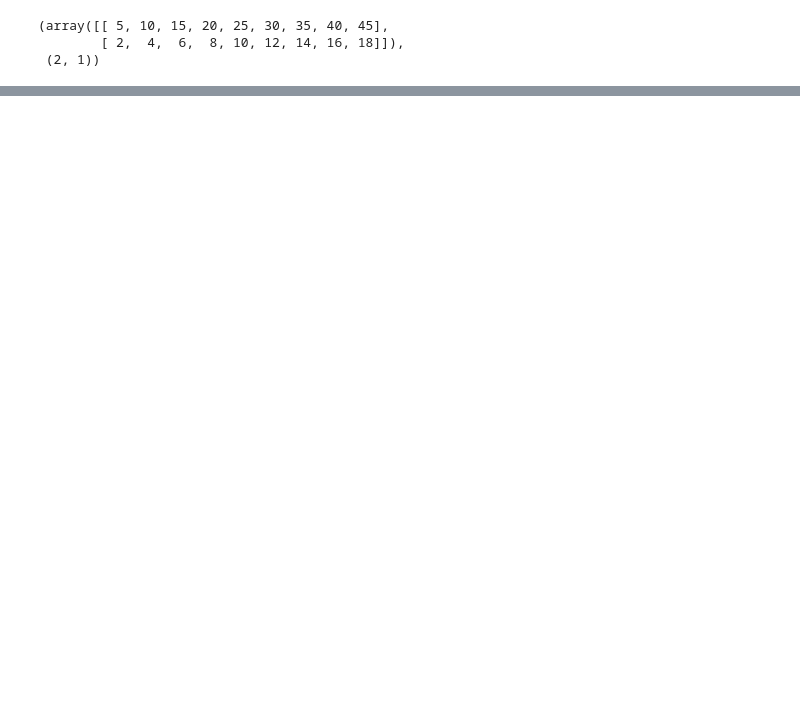
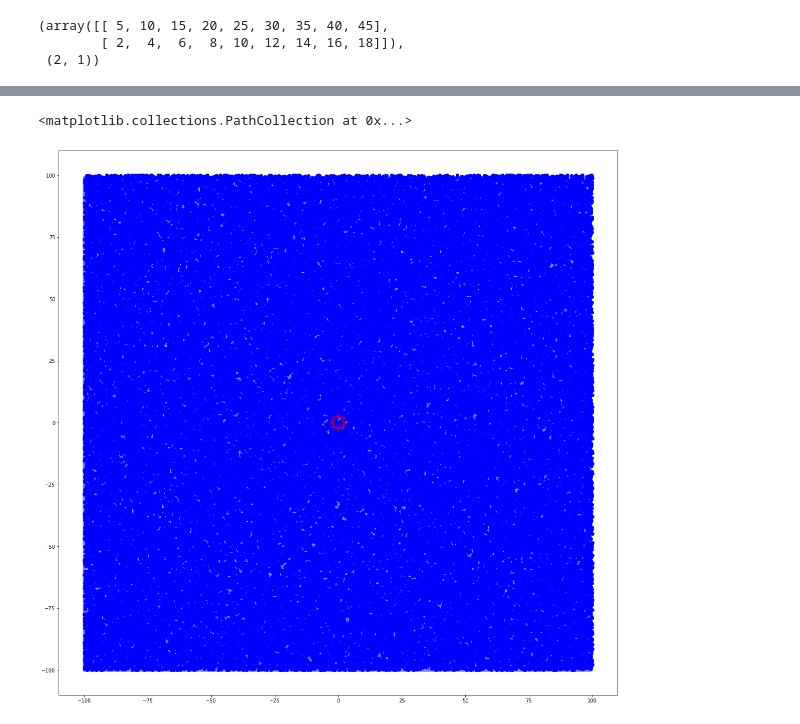
Before and after one commit to zivm20/NN-Spring-Project-1, a Jupyter notebook: Main_program .ipynb, the cells around one changed output, grey strips where cells are left out. Drawn from its saved outputs; the diff is of its cells as text; code cells hidden in the pictures; blank space fills up the shorter version.

```diff
--- a/Main_program .ipynb
+++ b/Main_program .ipynb
@@ -150,0 +181,3 @@ accuracy_score(testA["target"],testA_res)
+# %%
+ad2 = Adaline(seed,bias=100)
+ad2.fit(trainB.loc[:,["x","y"]],trainB["target"],verbose=2)
@@ -150,0 +202,3 @@ accuracy_score(testA["target"],testA_res)
+# %%
+testB_res = ad2.predict(testB.loc[:,["x","y"]])
+testB_res
@@ -150,0 +217,12 @@ accuracy_score(testA["target"],testA_res)
+# %%
+testB["results"]=testB_res
+# %%
+backgroundPoints = [[],[]]
+for i in range(-100,100):
+    temp = []
+    for j in range(-100,100):
+        backgroundPoints[0].append(i*100)
+        backgroundPoints[1].append(j*100)
+print(np.array(backgroundPoints).shape)
+backgroundPoints = genData.create_B(raw_data=backgroundPoints,size=None)
+backgroundPoints
@@ -150,0 +244,15 @@ accuracy_score(testA["target"],testA_res)
+# %%
+background_1 = backgroundPoints[backgroundPoints["target"] == 1]
+background_neg_1 = backgroundPoints[backgroundPoints["target"] != 1]
+
+targets_1 = testB[testB["results"] == 1]
+targets_neg_1 = testB[testB["results"] != 1]
+
+plt.figure(figsize=(20,20))
+plt.scatter(targets_1["x"],targets_1["y"], c='r')
+plt.scatter(targets_neg_1["x"],targets_neg_1["y"], c='b')
+plt.scatter(background_1["x"],background_1["y"], c='r',alpha=0.4)
+plt.scatter(background_neg_1["x"],background_neg_1["y"], c='b',alpha=0.4)
+# %% [output]
+<matplotlib.collections.PathCollection at 0x...>
+[figure, added]
```
Also changed, not shown: parts of 14 cells of this notebook, 1 other file.
